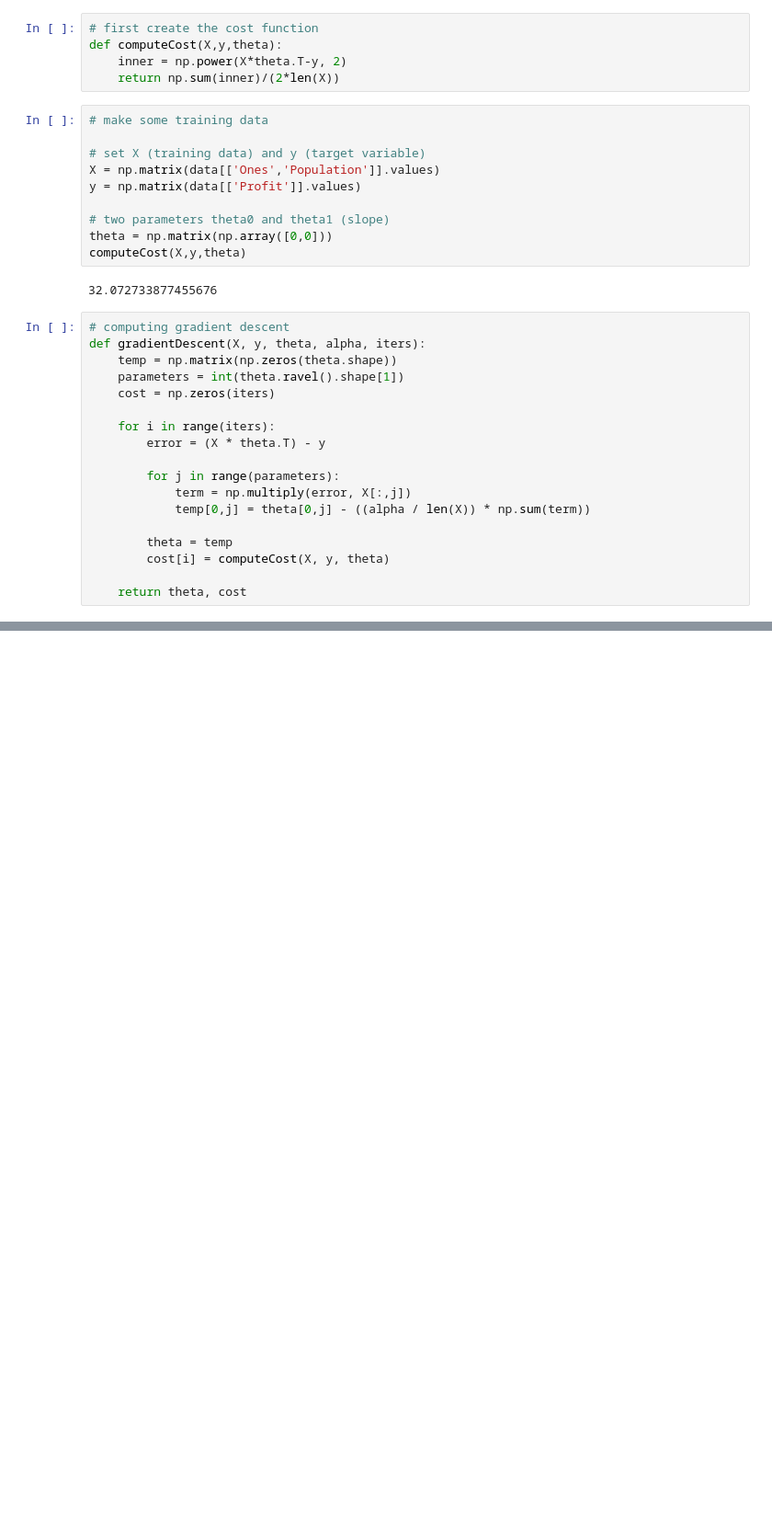
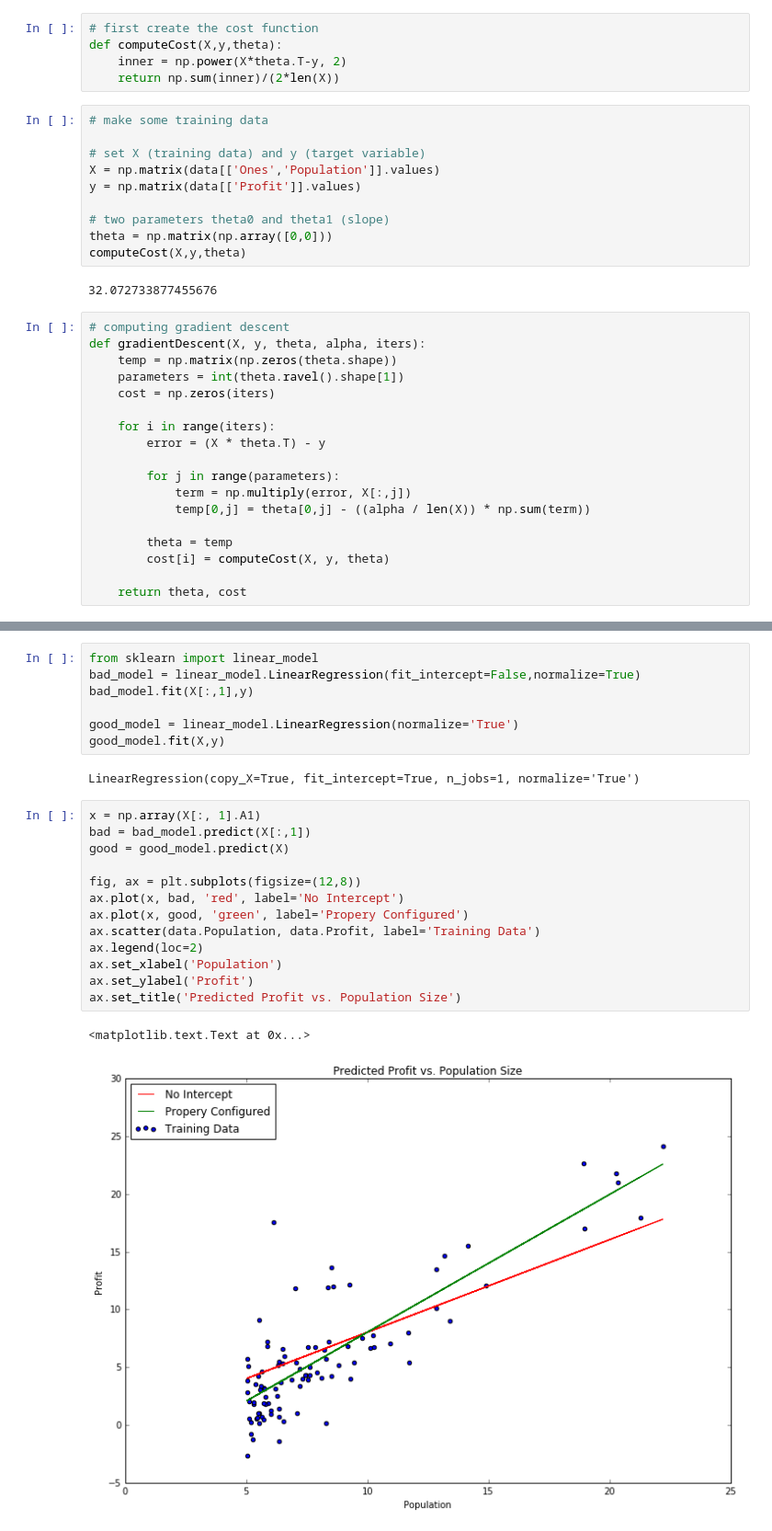
Before and after one commit to aongun/data-science, a Jupyter notebook: ng-machine-learning/Linear Regression.ipynb, the cells around one changed output, grey strips where cells are left out. Shown: that part at 92% size. Cells and saved outputs as stored; diff of their text form; blank space fills up the shorter version.

```diff
--- a/ng-machine-learning/Linear Regression.ipynb
+++ b/ng-machine-learning/Linear Regression.ipynb
@@ -62,0 +93,25 @@ x.shape
+# %%
+from sklearn import linear_model
+bad_model = linear_model.LinearRegression(fit_intercept=False,normalize=True)
+bad_model.fit(X[:,1],y)
+
+good_model = linear_model.LinearRegression(normalize='True')
+good_model.fit(X,y)
+# %% [output]
+LinearRegression(copy_X=True, fit_intercept=True, n_jobs=1, normalize='True')
+# %%
+x = np.array(X[:, 1].A1)
+bad = bad_model.predict(X[:,1])
+good = good_model.predict(X)
+
+fig, ax = plt.subplots(figsize=(12,8))
+ax.plot(x, bad, 'red', label='No Intercept')
+ax.plot(x, good, 'green', label='Propery Configured')
+ax.scatter(data.Population, data.Profit, label='Training Data')
+ax.legend(loc=2)
+ax.set_xlabel('Population')
+ax.set_ylabel('Profit')
+ax.set_title('Predicted Profit vs. Population Size')
+# %% [output]
+<matplotlib.text.Text at 0x...>
+[figure, added]
```
Also changed, not shown: parts of 9 cells of this notebook.
